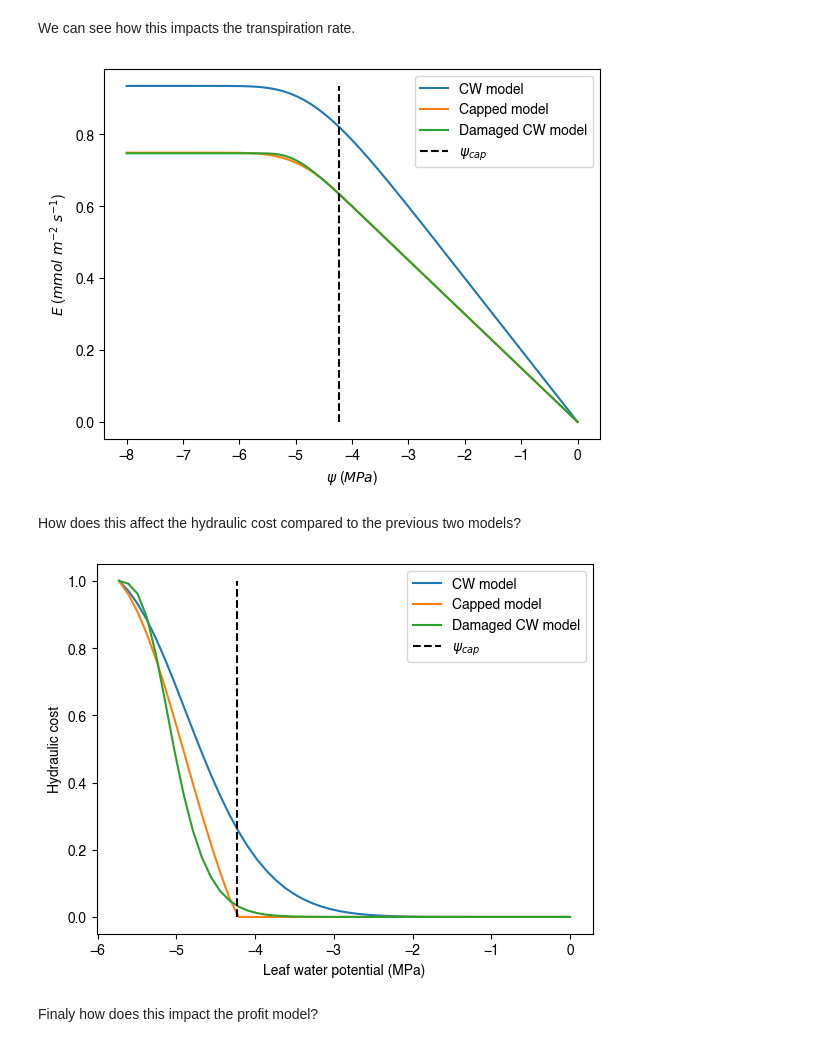
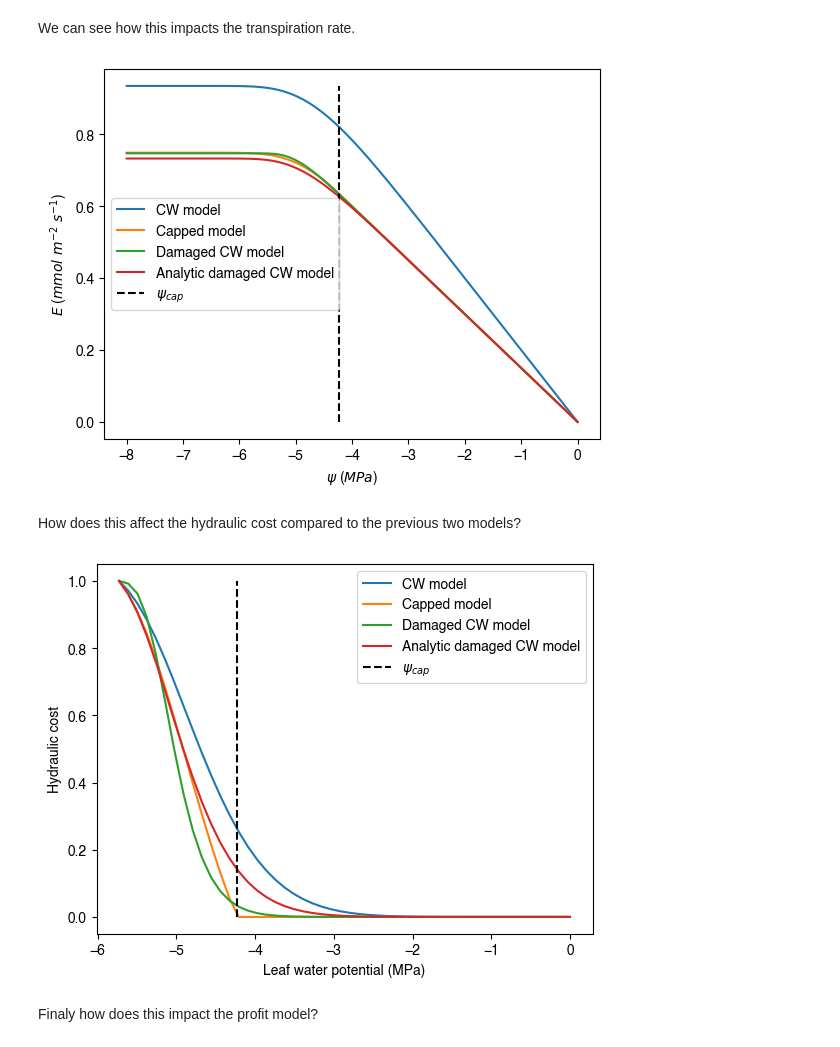
Before and after one commit to CaleBaguley/profit-optimisation-model, a Jupyter notebook: note books/Xylem_conductivity_loss_damage_models.ipynb, the cells around one changed output. Drawn from its saved outputs; the diff is of its cells as text; code cells hidden in the pictures.

```diff
--- a/note books/Xylem_conductivity_loss_damage_models.ipynb
+++ b/note books/Xylem_conductivity_loss_damage_models.ipynb
@@ -364,0 +378,28 @@ plt.show()
+# %%
+# Create new dammaged cumulative Weibull distribution
+analytic_damaged_CW_conductance_model = analytic_D_S_Mackay_damage_model_from_conductance_loss(k_max,
+                                                                                               P50,
+                                                                                               P88,
+                                                                                               0.5,
+                                                                                               0.88)
+
+# Apply damage to the model
+psi_cap = analytic_damaged_CW_conductance_model.water_potential_from_conductance(k_cap)
+analytic_damaged_CW_conductance_model._damage_xylem(psi_cap, 0., 0.)
+
+# calculate conductance to plot
+analytic_damaged_CW_conductance_array = analytic_damaged_CW_conductance_model.conductance(psi_array)
+
+# Plot the two vulnerability curves
+plt.plot(psi_array, CW_conductance_array, label = "CW model")
+plt.plot(psi_array, Capped_conductance_array, label = "Capped model")
+plt.plot(psi_array, damaged_CW_conductance_array, label = "Damaged CW model")
+plt.plot(psi_array, analytic_damaged_CW_conductance_array, label = "Analytic damaged CW model")
+
+# Indicate the point at which the cap is applied.
+plt.plot([psi_cap_switch,psi_cap_switch], [0,k_max], c = 'black', linestyle = "--", label = "$\psi_{cap}$")
+
+plt.legend()
+plt.xlabel("$\psi$ ($MPa$)")
+plt.ylabel("$k(\psi)$ ($mmol \\ m^{-2} \\ s^{-1} \\ MPa^{-1}$)")
+plt.show()
@@ -366,43 +409,49 @@ plt.show()
 We can see how this impacts the transpiration rate.
 # %%
 damaged_CW_transpiration_array = np.zeros(len(psi_array))
+analytic_damaged_CW_transpiration_array = np.zeros(len(psi_array))
 
 # Calculate the different transpiration rates.
 for i in range(1, len(psi_array)):
-    damaged_CW_transpiration_array[i] = damaged_CW_conductance_model.transpiration(psi_array[i], psi_array[0], 1000)
+    damaged_CW_transpiration_array[i]          = damaged_CW_conductance_model         .transpiration(psi_array[i], psi_array[0], 1000)
+    analytic_damaged_CW_transpiration_array[i] = analytic_damaged_CW_conductance_model.transpiration(psi_array[i], psi_array[0], 1000)
 
 # Plot the transpiration as a function of leaf water potential
 plt.plot(psi_array, CW_transpiration_array, label = "CW model")
 plt.plot(psi_array, Capped_transpiration_array, label = "Capped model")
 plt.plot(psi_array, damaged_CW_transpiration_array, label = "Damaged CW model")
+plt.plot(psi_array, analytic_damaged_CW_transpiration_array, label = "Analytic damaged CW model")
 
 # Indicate the point at which the cap is applied.
 plt.plot([psi_cap_switch,psi_cap_switch], [0,CW_transpiration_array[-1]], c = 'black', linestyle = "--", label = "$\psi_{cap}$")
 
 plt.legend()
 plt.xlabel("$\psi$ ($MPa$)")
 plt.ylabel("$E$ ($mmol \\ m^{-2} \\ s^{-1}$)")
 plt.show()
 # %% [output]
-[figure, old version]
+[figure, new version]
 # %% [markdown]
 How does this affect the hydraulic cost compared to the previous two models?
 # %%
 # -- Setup the hydraulic cost models --
 critical_water_potential = CW_conductance_model.water_potential_from_conductivity_loss_fraction(0.95) # MPa
 
-hydraulic_cost_model_damaged_CW = HydraulicCostModel(damaged_CW_conductance_model, critical_water_potential)
+hydraulic_cost_model_damaged_CW          = HydraulicCostModel(damaged_CW_conductance_model,          critical_water_potential)
+hydraulic_cost_model_analytic_damaged_CW = HydraulicCostModel(analytic_damaged_CW_conductance_model, critical_water_potential)
 
 # Calculate the cost as a function of leaf water potential
 psi_soil = -0. # MPa
 psi_leaf_array = np.linspace(psi_soil, critical_water_potential) # MPa
 
-hydraulic_cost_array_damaged_CW = hydraulic_cost_model_damaged_CW.hydraulic_cost_as_a_function_of_leaf_water_potential(psi_leaf_array, psi_soil)
+hydraulic_cost_array_damaged_CW = hydraulic_cost_model_damaged_CW                  .hydraulic_cost_as_a_function_of_leaf_water_potential(psi_leaf_array, psi_soil)
+hydraulic_cost_array_analytic_damaged_CW = hydraulic_cost_model_analytic_damaged_CW.hydraulic_cost_as_a_function_of_leaf_water_potential(psi_leaf_array, psi_soil)
 
 # Plot the hydraulic costs
 plt.plot(psi_leaf_array, hydraulic_cost_array_CW, label = "CW model")
 plt.plot(psi_leaf_array, hydraulic_cost_array_cap, label = "Capped model")
 plt.plot(psi_leaf_array, hydraulic_cost_array_damaged_CW, label = "Damaged CW model")
+plt.plot(psi_leaf_array, hydraulic_cost_array_analytic_damaged_CW, label = "Analytic damaged CW model")
 
 # Indicate the point at which the cap is applied.
 plt.plot([psi_cap_switch,psi_cap_switch], [0,1], c = 'black', linestyle = "--", label = "$\psi_{cap}$")
@@ -412,7 +461,7 @@ plt.xlabel("Leaf water potential (MPa)")
 plt.ylabel("Hydraulic cost")
 plt.show()
 # %% [output]
-[figure, old version]
+[figure, new version]
 # %% [markdown]
 Finaly how does this impact the profit model?
 # %%
```
Also changed, not shown: parts of 5 cells of this notebook.
